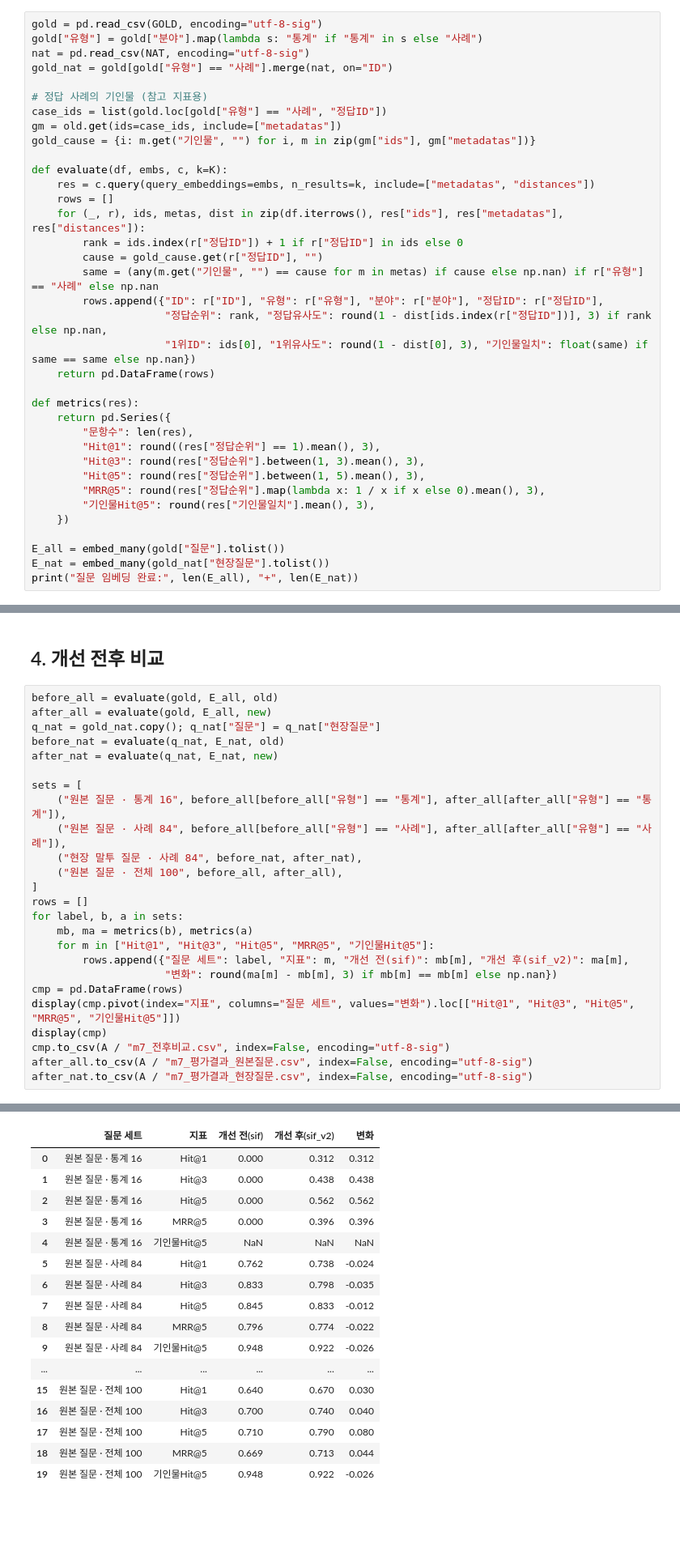
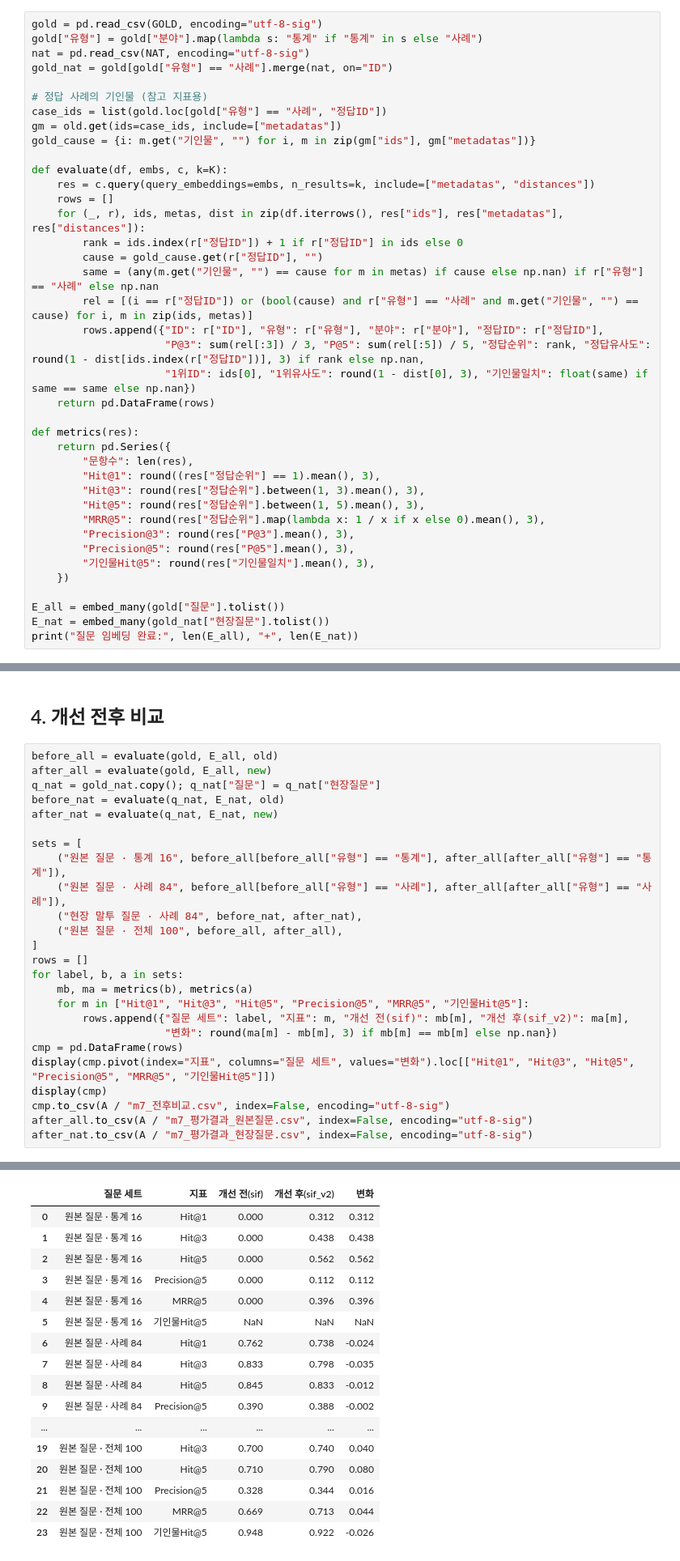
Before and after one commit to encore-ai-campus/mle-02-p1-team2, a Jupyter notebook: notebooks/su-lim/07_m7_개선실험.ipynb, the cells around one changed output, grey strips where cells are left out. Shown at 81% size. Cells and saved outputs as stored; diff of their text form; blank space fills up the shorter version.

```diff
--- a/notebooks/su-lim/07_m7_개선실험.ipynb
+++ b/notebooks/su-lim/07_m7_개선실험.ipynb
@@ -205,8 +205,9 @@ def evaluate(df, embs, c, k=K):
         rank = ids.index(r["정답ID"]) + 1 if r["정답ID"] in ids else 0
         cause = gold_cause.get(r["정답ID"], "")
         same = (any(m.get("기인물", "") == cause for m in metas) if cause else np.nan) if r["유형"] == "사례" else np.nan
+        rel = [(i == r["정답ID"]) or (bool(cause) and r["유형"] == "사례" and m.get("기인물", "") == cause) for i, m in zip(ids, metas)]
         rows.append({"ID": r["ID"], "유형": r["유형"], "분야": r["분야"], "정답ID": r["정답ID"],
-                     "정답순위": rank, "정답유사도": round(1 - dist[ids.index(r["정답ID"])], 3) if rank else np.nan,
+                     "P@3": sum(rel[:3]) / 3, "P@5": sum(rel[:5]) / 5, "정답순위": rank, "정답유사도": round(1 - dist[ids.index(r["정답ID"])], 3) if rank else np.nan,
                      "1위ID": ids[0], "1위유사도": round(1 - dist[0], 3), "기인물일치": float(same) if same == same else np.nan})
     return pd.DataFrame(rows)
 
@@ -217,6 +218,8 @@ def metrics(res):
         "Hit@3": round(res["정답순위"].between(1, 3).mean(), 3),
         "Hit@5": round(res["정답순위"].between(1, 5).mean(), 3),
         "MRR@5": round(res["정답순위"].map(lambda x: 1 / x if x else 0).mean(), 3),
+        "Precision@3": round(res["P@3"].mean(), 3),
+        "Precision@5": round(res["P@5"].mean(), 3),
         "기인물Hit@5": round(res["기인물일치"].mean(), 3),
     })
 
@@ -243,11 +246,11 @@ sets = [
 rows = []
 for label, b, a in sets:
     mb, ma = metrics(b), metrics(a)
-    for m in ["Hit@1", "Hit@3", "Hit@5", "MRR@5", "기인물Hit@5"]:
+    for m in ["Hit@1", "Hit@3", "Hit@5", "Precision@5", "MRR@5", "기인물Hit@5"]:
         rows.append({"질문 세트": label, "지표": m, "개선 전(sif)": mb[m], "개선 후(sif_v2)": ma[m],
                      "변화": round(ma[m] - mb[m], 3) if mb[m] == mb[m] else np.nan})
 cmp = pd.DataFrame(rows)
-display(cmp.pivot(index="지표", columns="질문 세트", values="변화").loc[["Hit@1", "Hit@3", "Hit@5", "MRR@5", "기인물Hit@5"]])
+display(cmp.pivot(index="지표", columns="질문 세트", values="변화").loc[["Hit@1", "Hit@3", "Hit@5", "Precision@5", "MRR@5", "기인물Hit@5"]])
 display(cmp)
 cmp.to_csv(A / "m7_전후비교.csv", index=False, encoding="utf-8-sig")
 after_all.to_csv(A / "m7_평가결과_원본질문.csv", index=False, encoding="utf-8-sig")
@@ -261,22 +265,22 @@ after_nat.to_csv(A / "m7_평가결과_현장질문.csv", index=False, encoding="
 | MRR@5 | -0.022 | 0.044 | 0.396 | 0.0 |
 | 기인물Hit@5 | -0.026 | -0.026 | NaN | 0.0 |
 |  | 질문 세트 | 지표 | 개선 전(sif) | 개선 후(sif_v2) | 변화 |
 | 0 | 원본 질문 · 통계 16 | Hit@1 | 0.000 | 0.312 | 0.312 |
 | 1 | 원본 질문 · 통계 16 | Hit@3 | 0.000 | 0.438 | 0.438 |
 | 2 | 원본 질문 · 통계 16 | Hit@5 | 0.000 | 0.562 | 0.562 |
-| 3 | 원본 질문 · 통계 16 | MRR@5 | 0.000 | 0.396 | 0.396 |
-| 4 | 원본 질문 · 통계 16 | 기인물Hit@5 | NaN | NaN | NaN |
-| 5 | 원본 질문 · 사례 84 | Hit@1 | 0.762 | 0.738 | -0.024 |
-| 6 | 원본 질문 · 사례 84 | Hit@3 | 0.833 | 0.798 | -0.035 |
-| 7 | 원본 질문 · 사례 84 | Hit@5 | 0.845 | 0.833 | -0.012 |
-| 8 | 원본 질문 · 사례 84 | MRR@5 | 0.796 | 0.774 | -0.022 |
-| 9 | 원본 질문 · 사례 84 | 기인물Hit@5 | 0.948 | 0.922 | -0.026 |
+| 3 | 원본 질문 · 통계 16 | Precision@5 | 0.000 | 0.112 | 0.112 |
+| 4 | 원본 질문 · 통계 16 | MRR@5 | 0.000 | 0.396 | 0.396 |
+| 5 | 원본 질문 · 통계 16 | 기인물Hit@5 | NaN | NaN | NaN |
+| 6 | 원본 질문 · 사례 84 | Hit@1 | 0.762 | 0.738 | -0.024 |
+| 7 | 원본 질문 · 사례 84 | Hit@3 | 0.833 | 0.798 | -0.035 |
+| 8 | 원본 질문 · 사례 84 | Hit@5 | 0.845 | 0.833 | -0.012 |
+| 9 | 원본 질문 · 사례 84 | Precision@5 | 0.390 | 0.388 | -0.002 |
 | ... | ... | ... | ... | ... | ... |
-| 15 | 원본 질문 · 전체 100 | Hit@1 | 0.640 | 0.670 | 0.030 |
-| 16 | 원본 질문 · 전체 100 | Hit@3 | 0.700 | 0.740 | 0.040 |
-| 17 | 원본 질문 · 전체 100 | Hit@5 | 0.710 | 0.790 | 0.080 |
-| 18 | 원본 질문 · 전체 100 | MRR@5 | 0.669 | 0.713 | 0.044 |
-| 19 | 원본 질문 · 전체 100 | 기인물Hit@5 | 0.948 | 0.922 | -0.026 |
+| 19 | 원본 질문 · 전체 100 | Hit@3 | 0.700 | 0.740 | 0.040 |
+| 20 | 원본 질문 · 전체 100 | Hit@5 | 0.710 | 0.790 | 0.080 |
+| 21 | 원본 질문 · 전체 100 | Precision@5 | 0.328 | 0.344 | 0.016 |
+| 22 | 원본 질문 · 전체 100 | MRR@5 | 0.669 | 0.713 | 0.044 |
+| 23 | 원본 질문 · 전체 100 | 기인물Hit@5 | 0.948 | 0.922 | -0.026 |
 # %% [markdown]
 ### 4-1. 사례 성능이 떨어졌는가 (부작용 점검)
 통계 문서는 숫자와 연도가 가득한 긴 문서입니다. 사례 질문의 상위 5개를 **통계 문서가 차지하면** 사례 성능이 나빠질 수 있습니다.
```
Also changed, not shown: parts of 7 cells of this notebook, 1 other file.
